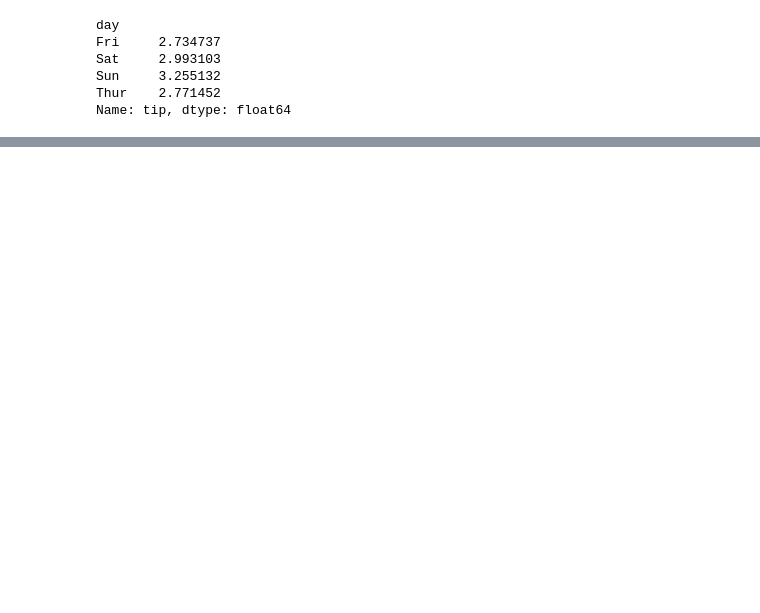
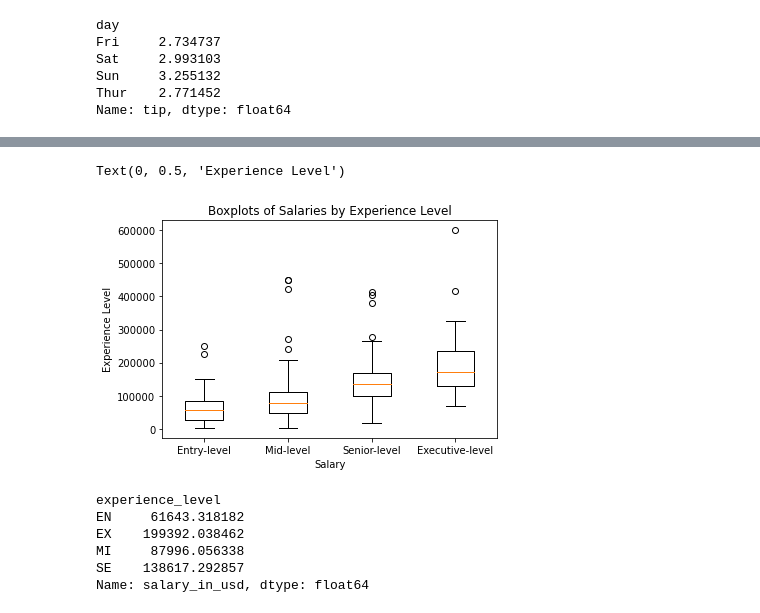
Before and after one commit to Shusmoy108/Data-Mining, a Jupyter notebook: HW01.ipynb, the cells around one changed output, grey strips where cells are left out. Saved outputs shown, nothing was run; the diff lists cells and outputs as text; code cells hidden in the pictures; blank space fills up the shorter version.

```diff
--- a/HW01.ipynb
+++ b/HW01.ipynb
@@ -269,0 +385,20 @@ plt.axis('equal')
+# %%
+plt.boxplot([en['salary_in_usd'],mi['salary_in_usd'],se['salary_in_usd'],ex['salary_in_usd']], labels=["Entry-level", "Mid-level","Senior-level", "Executive-level"])
+plt.title("Boxplots of Salaries by Experience Level")
+plt.xlabel("Salary")
+plt.ylabel("Experience Level")
+# %% [output]
+Text(0, 0.5, 'Experience Level')
+[figure, added]
+# %%
+#Do employees tends to get more salary based on their experience level?
+exp_grouped_data=salary_data['salary_in_usd'].groupby(salary_data['experience_level'])
+exp_grouped_data.mean()#26
+#salary_data['salary_in_usd'].groupby(salary_data['experience_level']).count()
+# %% [output]
+experience_level
+EN     61643.318182
+EX    199392.038462
+MI     87996.056338
+SE    138617.292857
+Name: salary_in_usd, dtype: float64
```
Also changed, not shown: parts of 50 cells of this notebook.
